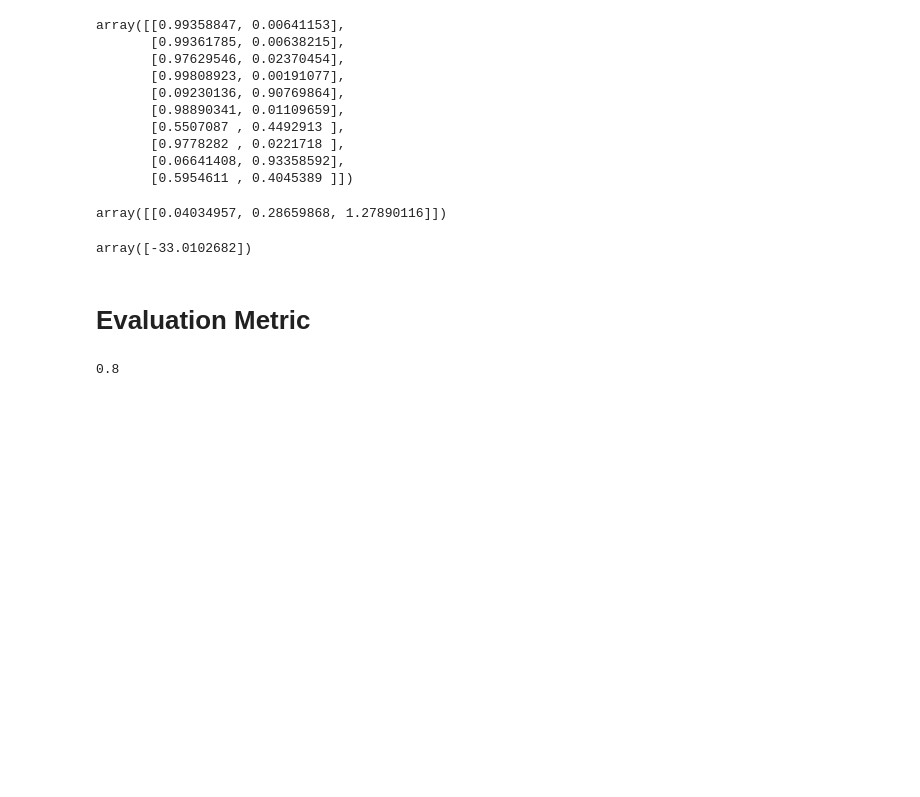
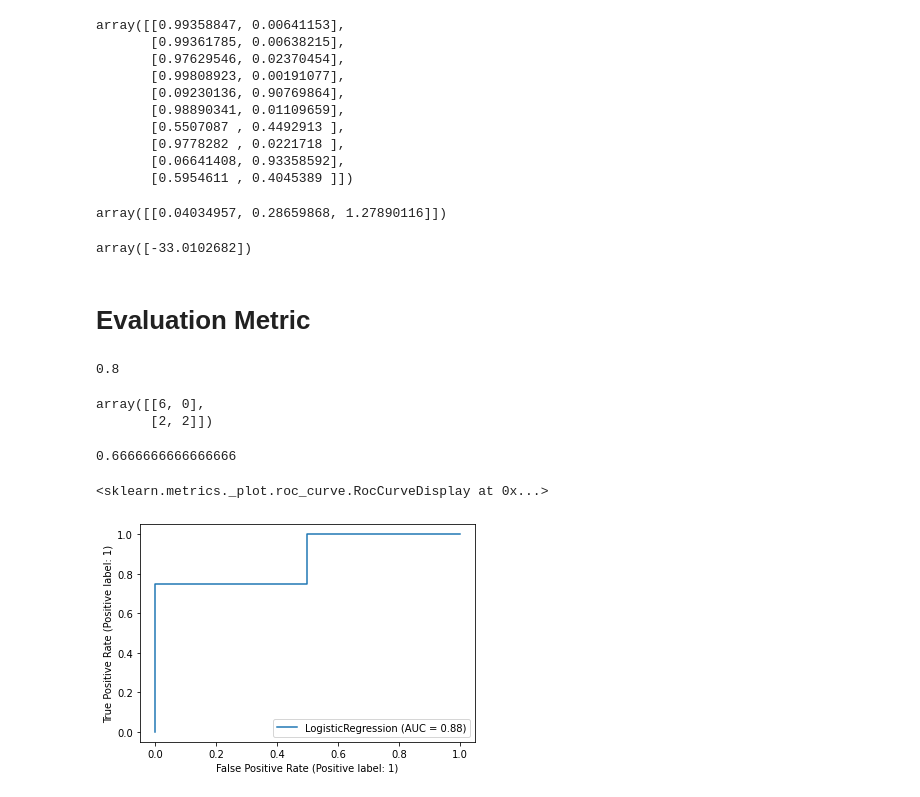
Before and after one commit to NikhithaVarma/ML-Algos, a Jupyter notebook: LogisticRegression.ipynb, the cells around one changed output. Cells and saved outputs as stored; diff of their text form; code cells hidden in the pictures; blank space fills up the shorter version.

```diff
--- a/LogisticRegression.ipynb
+++ b/LogisticRegression.ipynb
@@ -194,3 +194,29 @@ from sklearn.metrics import accuracy_score, plot_roc_curve, roc_curve, roc_auc_s
 accuracy_score(y_test,y_pred)
 # %% [output]
 0.8
+# %%
+from sklearn.metrics import accuracy_score, plot_roc_curve, roc_curve, roc_auc_score, confusion_matrix, f1_score
+#logistic_regression.score(X_test,y_test) # accuracy
+confusion_matrix(y_test,y_pred)
+#f1_score(y_test,y_pred)
+#logistic_regression.score(X_test,y_test)
+#plot_roc_curve(logistic_regression, X_test, y_test)
+#accuracy_score(y_test,y_pred)
+# %% [output]
+array([[6, 0],
+       [2, 2]])
+# %%
+from sklearn.metrics import accuracy_score, plot_roc_curve, roc_curve, roc_auc_score, confusion_matrix, f1_score
+f1_score(y_test,y_pred)
+# %% [output]
+0.6666666666666666
+# %%
+from sklearn.metrics import accuracy_score, plot_roc_curve, roc_curve, roc_auc_score, confusion_matrix, f1_score
+
+#confusion_matrix(y_test,y_pred)
+#f1_score(y_test,y_pred)
+#logistic_regression.score(X_test,y_test)
+plot_roc_curve(logistic_regression, X_test, y_test)
+# %% [output]
+<sklearn.metrics._plot.roc_curve.RocCurveDisplay at 0x...>
+[figure, added]
```
